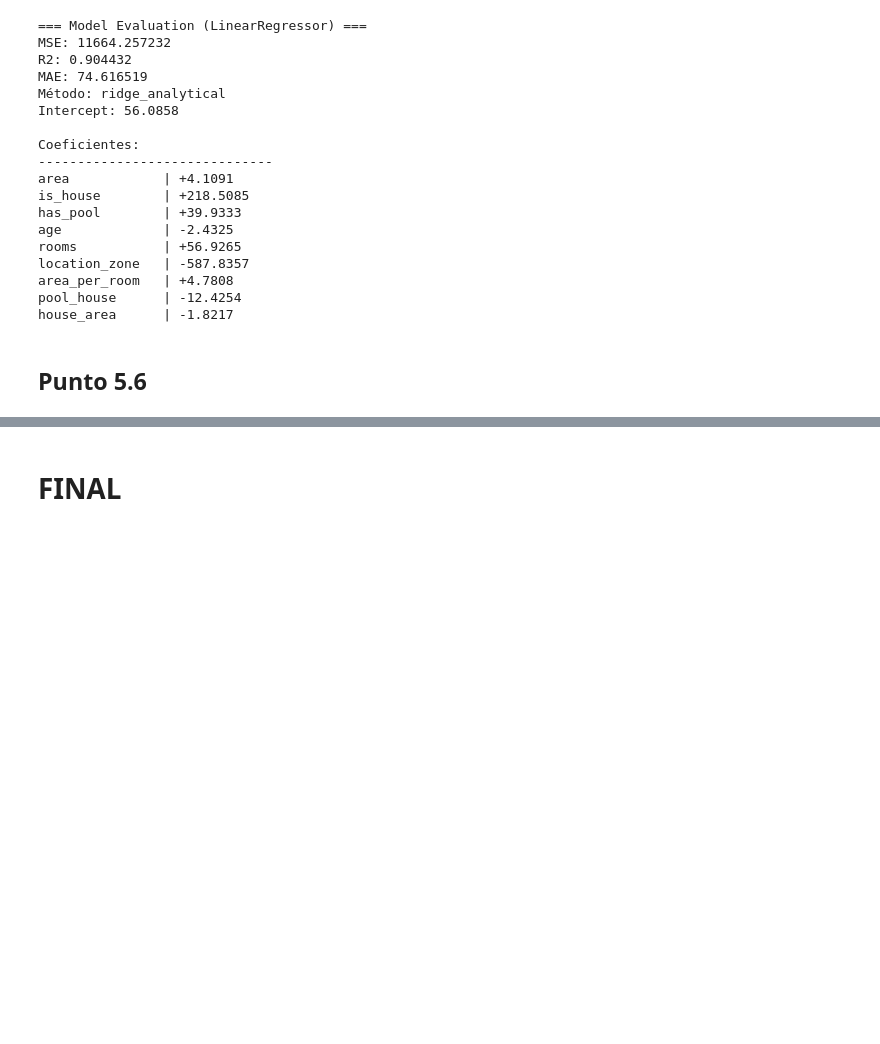
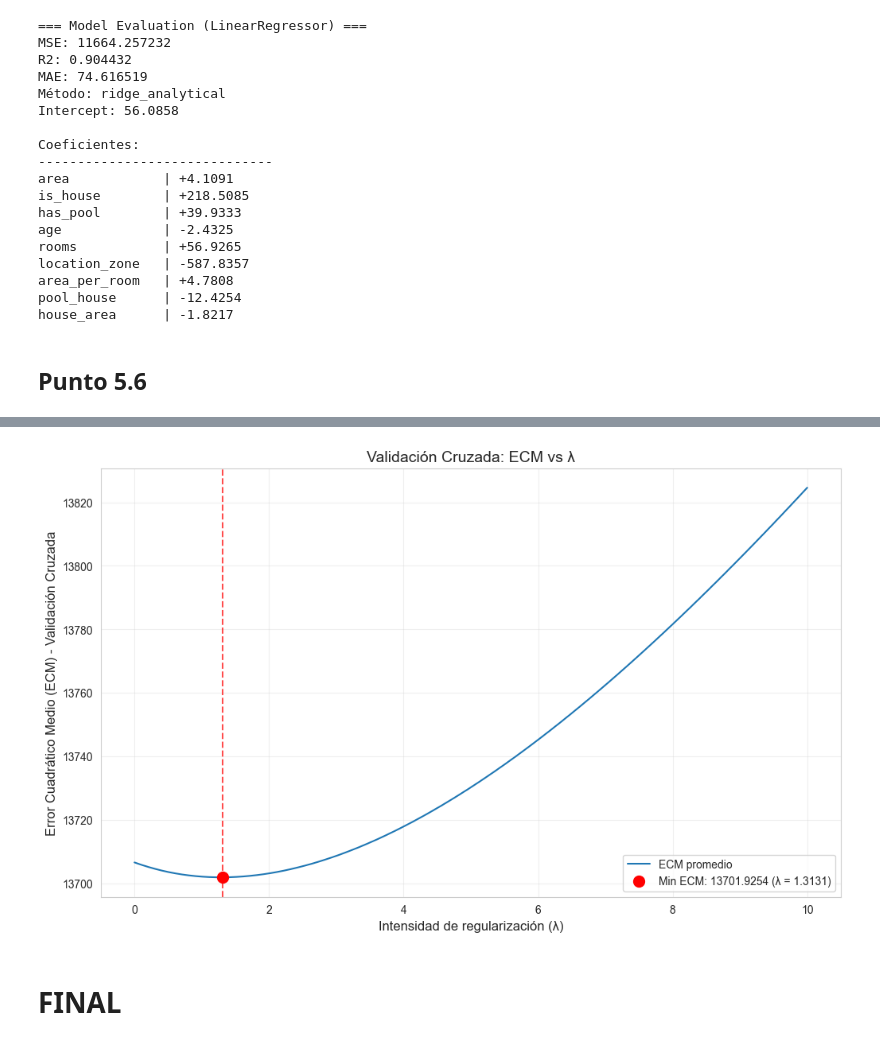
Before and after one commit to frizynn/tp1-machine-learning, a Jupyter notebook: src/Entrega_Tp1.ipynb, the cells around one changed output, grey strips where cells are left out. Drawn from its saved outputs; the diff is of its cells as text; code cells hidden in the pictures; blank space fills up the shorter version.

```diff
--- a/src/Entrega_Tp1.ipynb
+++ b/src/Entrega_Tp1.ipynb
@@ -1048,3 +900,26 @@ ParseException: Expected end of text, found '$'  (at char 30), (line:1, col:31)
+# %%
+import numpy as np
+import pandas as pd
+import matplotlib.pyplot as plt
+from utils.data import cross_validate_lambda
+from utils.visuals import plot_cv_results
+
+df = pd.read_csv(r"../data/processed/casas_dev_eng.csv")
+y = df['price']
+X = df.drop(columns=['price'])
+
+lambdas = np.linspace(0, 10, 100)
+
+optimal_lambda, min_cv_mse, cv_mse_scores = cross_validate_lambda(
+    X, y, lambdas, LinearRegressor, n_splits=10, method='pseudo_inverse',
+    regularization='l2', normalize=True, random_state=12
+)
+
+ax = plot_cv_results(lambdas, cv_mse_scores, optimal_lambda, min_cv_mse,
+                        title="Validación Cruzada: ECM vs λ")
+plt.show()
+# %% [output]
+[figure, added]
 # %% [markdown]
 # FINAL
 # %%
```
Also changed, not shown: parts of 11 cells of this notebook, 3 other files.
